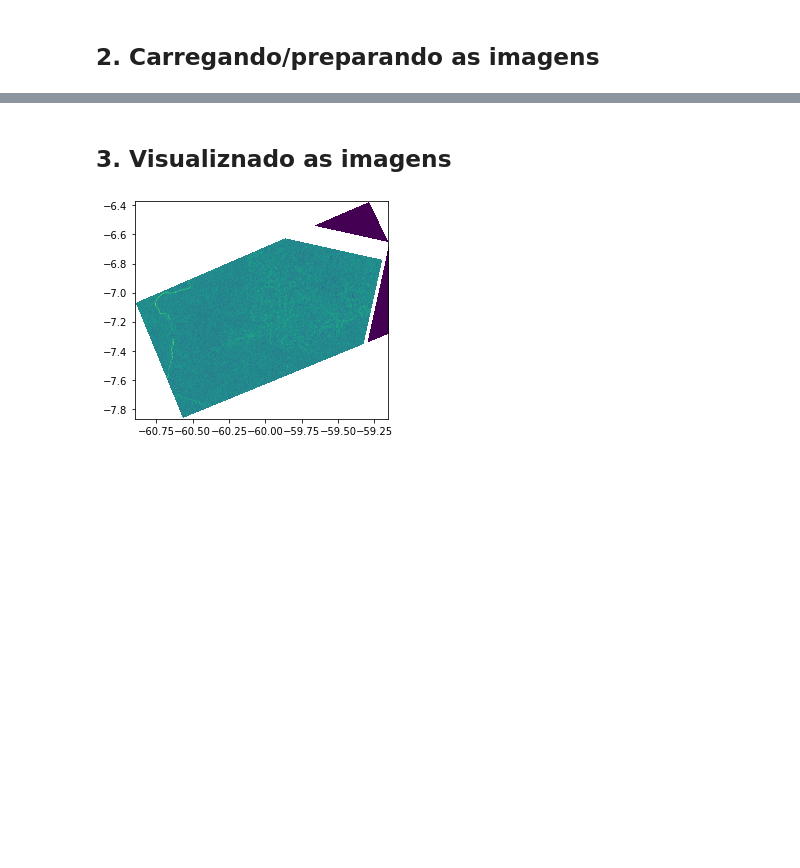
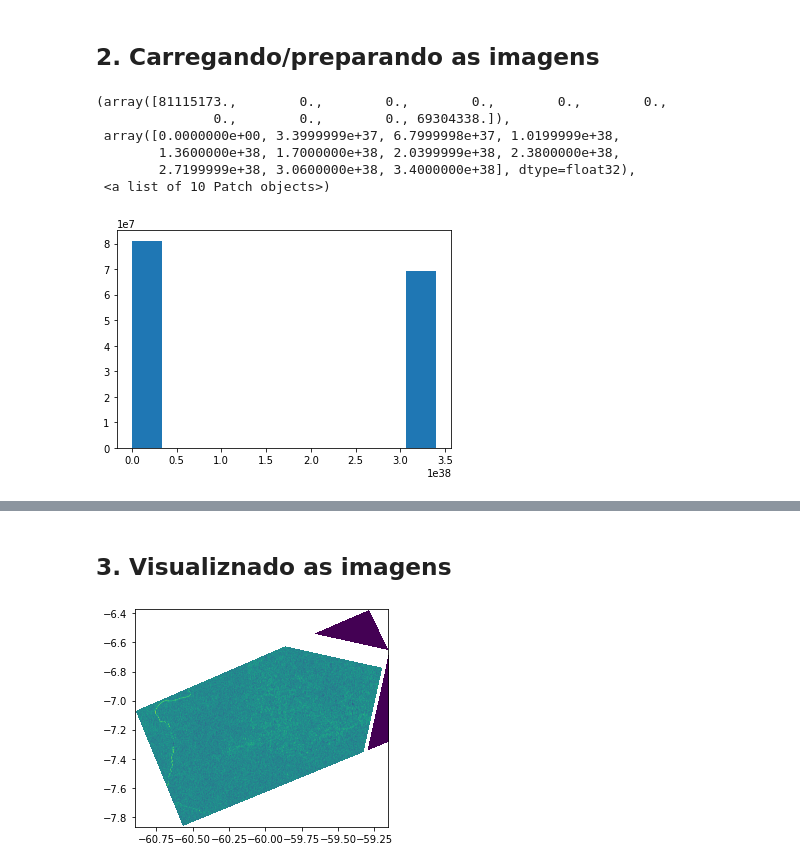
Before and after one commit to danielleitesoares/tccuea, a Jupyter notebook: teste_tif.ipynb, the cells around one changed output, grey strips where cells are left out. Saved outputs shown, nothing was run; the diff lists cells and outputs as text; code cells hidden in the pictures; blank space fills up the shorter version.

```diff
--- a/teste_tif.ipynb
+++ b/teste_tif.ipynb
@@ -67,0 +44,10 @@ mdata_expo_razao_VH_VV
+# %%
+plt.hist(mdata_expo_dprvi.flatten())
+# %% [output]
+(array([81115173.,        0.,        0.,        0.,        0.,        0.,
+               0.,        0.,        0., 69304338.]),
+ array([0.0000000e+00, 3.3999999e+37, 6.7999998e+37, 1.0199999e+38,
+        1.3600000e+38, 1.7000000e+38, 2.0399999e+38, 2.3800000e+38,
+        2.7199999e+38, 3.0600000e+38, 3.4000000e+38], dtype=float32),
+ <a list of 10 Patch objects>)
+[figure, added]
```
Also changed, not shown: parts of 18 cells of this notebook.
